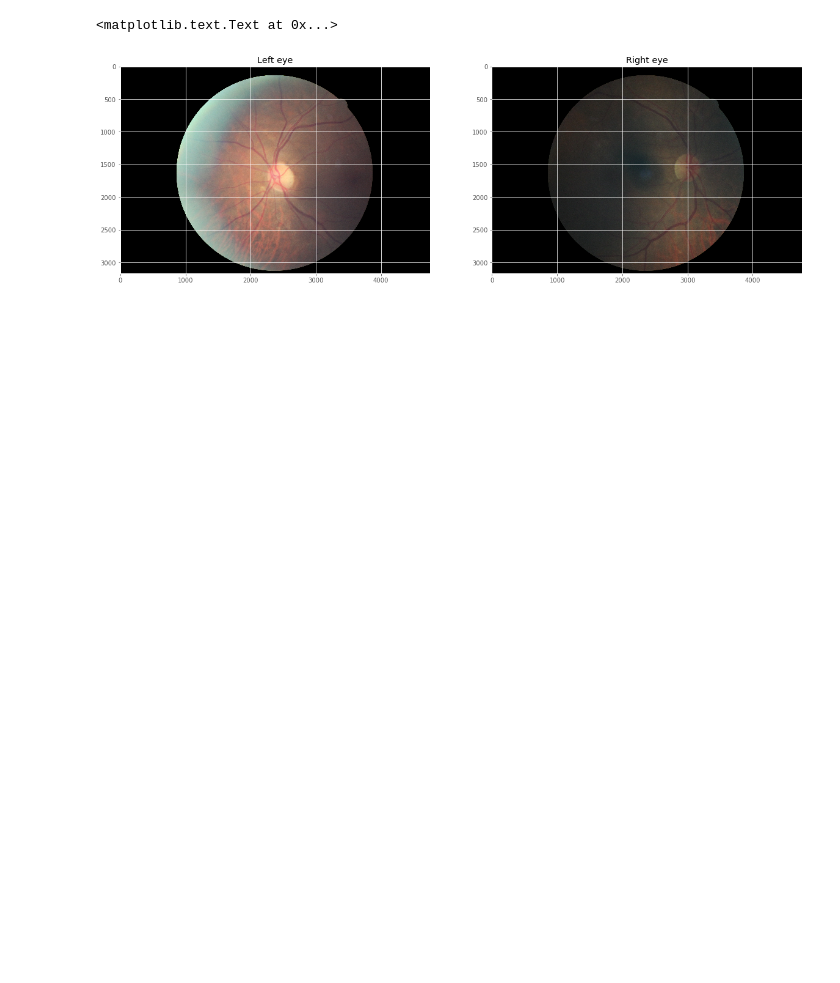
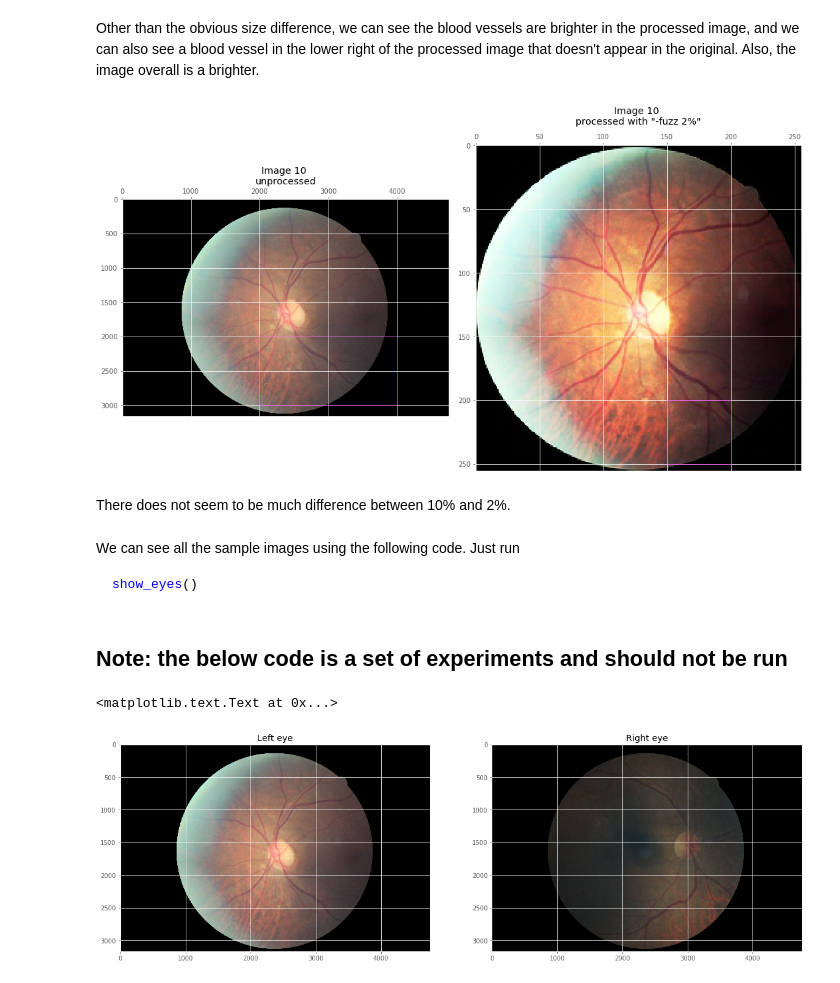
Before and after one commit to dtsmith2001/deep-learning, a Jupyter notebook: Retina.ipynb, the cells around one changed output. Saved outputs shown, nothing was run; the diff lists cells and outputs as text; code cells hidden in the pictures; blank space fills up the shorter version.

````diff
--- a/Retina.ipynb
+++ b/Retina.ipynb
@@ -28,0 +76,24 @@ plt.imshow(im2)
+# %% [markdown]
+Other than the obvious size difference, we can see the blood vessels are brighter in the processed image, and we can also see a blood vessel in the lower right of the processed image that doesn't appear in the original. Also, the image overall is a brighter.
+# %%
+fig, ax = plt.subplots(ncols=2, nrows=1, figsize=(15,15))
+ax[0].imshow(im);
+ax[0].set_title(msg.format('\nunprocessed'), y=1.05)
+ax[0].xaxis.tick_top()
+ax[0].add_artist(patches.Rectangle((2000, 2000), 2000, 1000, alpha=2, fill=False, edgecolor='magenta'))
+ax[1].imshow(im2);
+ax[1].set_title(msg.format('\nprocessed with "-fuzz 2%"'), y=1.05)
+ax[1].xaxis.tick_top()
+ax[1].add_artist(patches.Rectangle((150, 200), 50, 50, alpha=2, fill=False,
+                                  edgecolor='magenta'))
+plt.tight_layout()
+# %% [output]
+[figure, added]
+# %% [markdown]
+There does not seem to be much difference between 10% and 2%.
+# %% [markdown]
+We can see all the sample images using the following code. Just run
+
+```python
+show_eyes()
+```
@@ -29,3 +117,5 @@ plt.imshow(im2)
+# %% [markdown]
+## Note: the below code is a set of experiments and should not be run
 # %%
 im_l = data.imread('sample/10_left.jpeg')
 im_r = data.imread('sample/10_right.jpeg')
````
Also changed, not shown: parts of 18 cells of this notebook, 1 other file.
